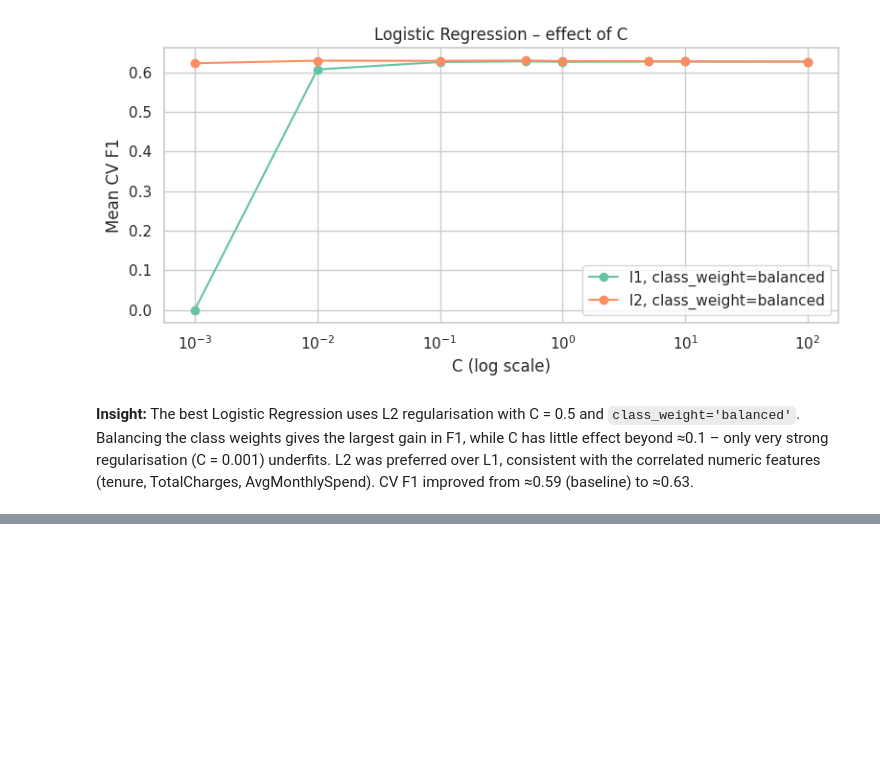
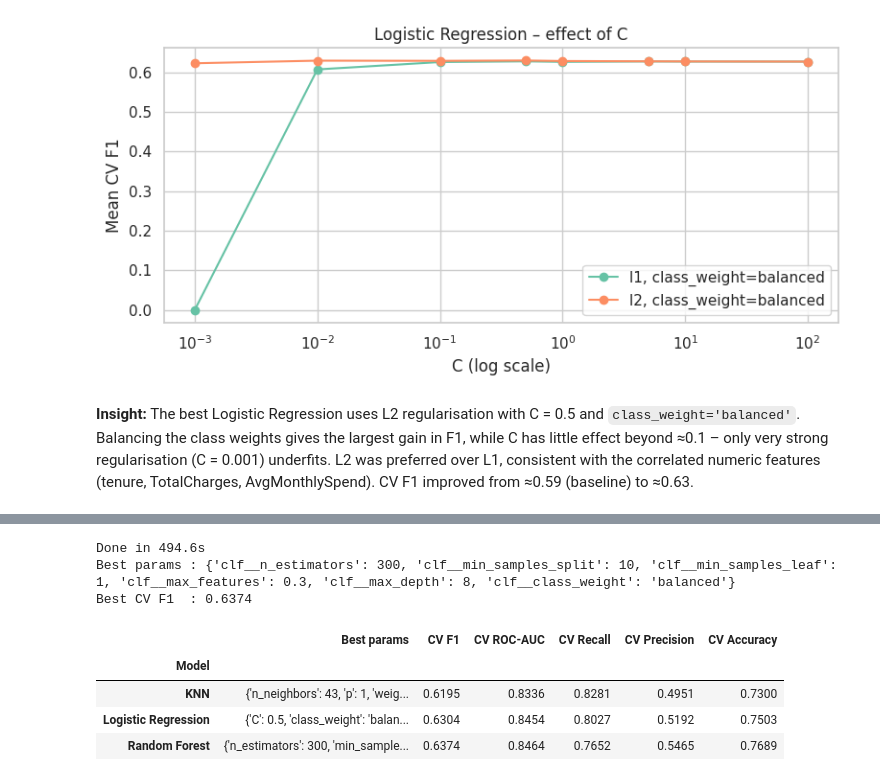
Before and after one commit to charuka200/telco-churn-ml, a Jupyter notebook: Telco_Churn_Coursework.ipynb, the cells around one changed output, grey strips where cells are left out. Saved outputs shown, nothing was run; the diff lists cells and outputs as text; code cells hidden in the pictures; blank space fills up the shorter version.

Commit message:
Random Forest tuning

```diff
--- a/Telco_Churn_Coursework.ipynb
+++ b/Telco_Churn_Coursework.ipynb
@@ -685,0 +695,53 @@ plt.show()
+# %%
+rf_pipe = ImbPipeline([
+    ('prep', preprocess_tree),          # unscaled preprocessing – trees don't need scaling
+    ('clf', RandomForestClassifier(random_state=RANDOM_STATE, n_jobs=-1))
+])
+
+rf_dist = {
+    'clf__n_estimators': [200, 300, 500],
+    'clf__max_depth': [None, 5, 8, 10, 15, 20],
+    'clf__min_samples_split': [2, 5, 10, 20],
+    'clf__min_samples_leaf': [1, 2, 4, 8, 16],
+    'clf__max_features': ['sqrt', 'log2', 0.3, 0.5],
+    'clf__class_weight': [None, 'balanced', 'balanced_subsample'],
+}
+
+t0 = time.time()
+rf_search = RandomizedSearchCV(rf_pipe, rf_dist, n_iter=40, cv=cv, scoring=tune_scoring,
+                               refit='f1', n_jobs=-1, random_state=RANDOM_STATE)
+rf_search.fit(X_train, y_train)
+tuned['Random Forest'] = rf_search
+
+print(f'Done in {time.time() - t0:.1f}s')
+print('Best params :', rf_search.best_params_)
+print('Best CV F1  :', round(rf_search.best_score_, 4))
+# %% [output]
+Done in 494.6s
+Best params : {'clf__n_estimators': 300, 'clf__min_samples_split': 10, 'clf__min_samples_leaf': 1, 'clf__max_features': 0.3, 'clf__max_depth': 8, 'clf__class_weight': 'balanced'}
+Best CV F1  : 0.6374
+# %%
+# Best hyperparameters and cross-validation scores for each tuned model
+rows = []
+for name, s in tuned.items():
+    i = s.best_index_
+    r = s.cv_results_
+    rows.append({
+        'Model': name,
+        'Best params': {k.replace('clf__', ''): (str(v)[:5] if k == 'smote' else v)
+                        for k, v in s.best_params_.items()},
+        'CV F1': r['mean_test_f1'][i],
+        'CV ROC-AUC': r['mean_test_roc_auc'][i],
+        'CV Recall': r['mean_test_recall'][i],
+        'CV Precision': r['mean_test_precision'][i],
+        'CV Accuracy': r['mean_test_accuracy'][i],
+    })
+cv_summary = pd.DataFrame(rows).set_index('Model')
+pd.set_option('display.max_colwidth', 200)
+cv_summary.round(4)
+# %% [output]
+|  | Best params | CV F1 | CV ROC-AUC | CV Recall | CV Precision | CV Accuracy |
+| Model |  |  |  |  |  |  |
+| KNN | {'n_neighbors': 43, 'p': 1, 'weig... | 0.6195 | 0.8336 | 0.8281 | 0.4951 | 0.7300 |
+| Logistic Regression | {'C': 0.5, 'class_weight': 'balan... | 0.6304 | 0.8454 | 0.8027 | 0.5192 | 0.7503 |
+| Random Forest | {'n_estimators': 300, 'min_sample... | 0.6374 | 0.8464 | 0.7652 | 0.5465 | 0.7689 |
```
Also changed, not shown: parts of 4 cells of this notebook.
